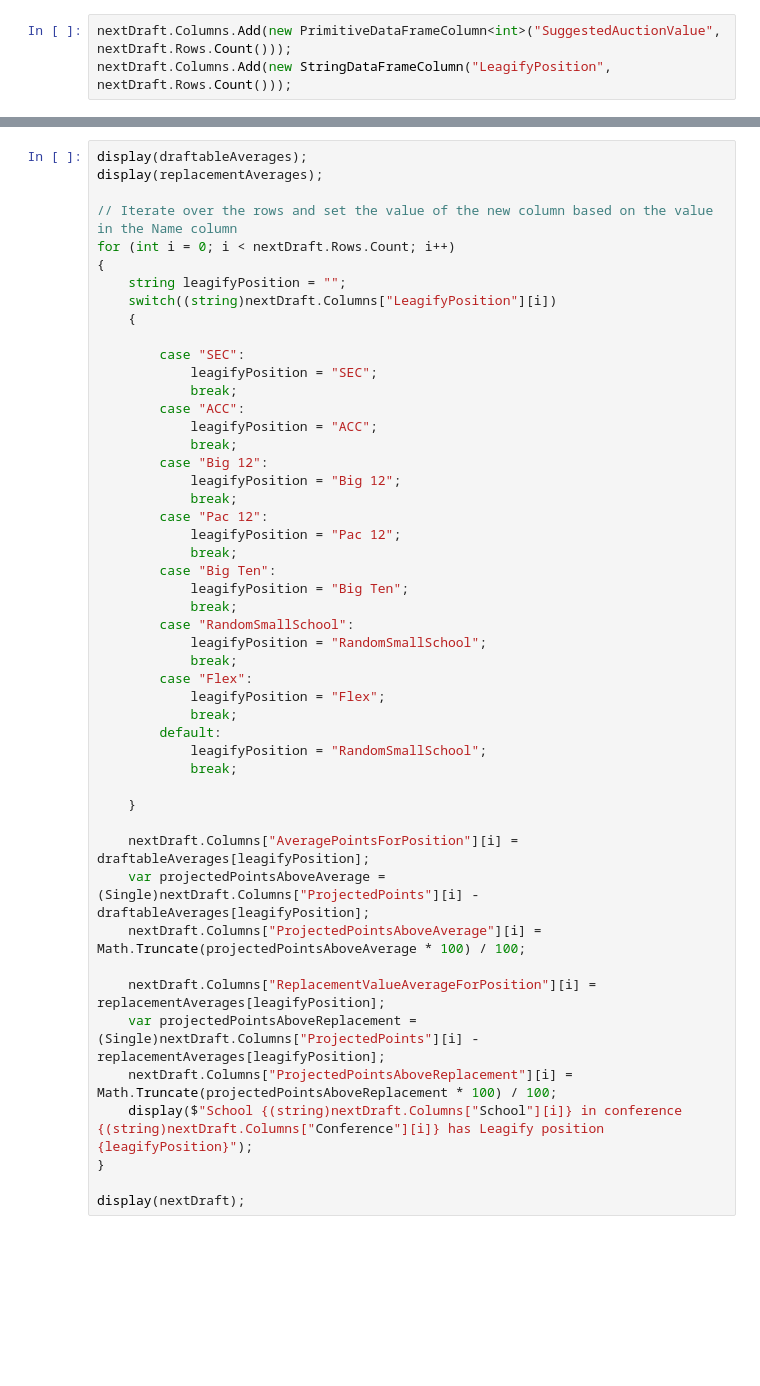
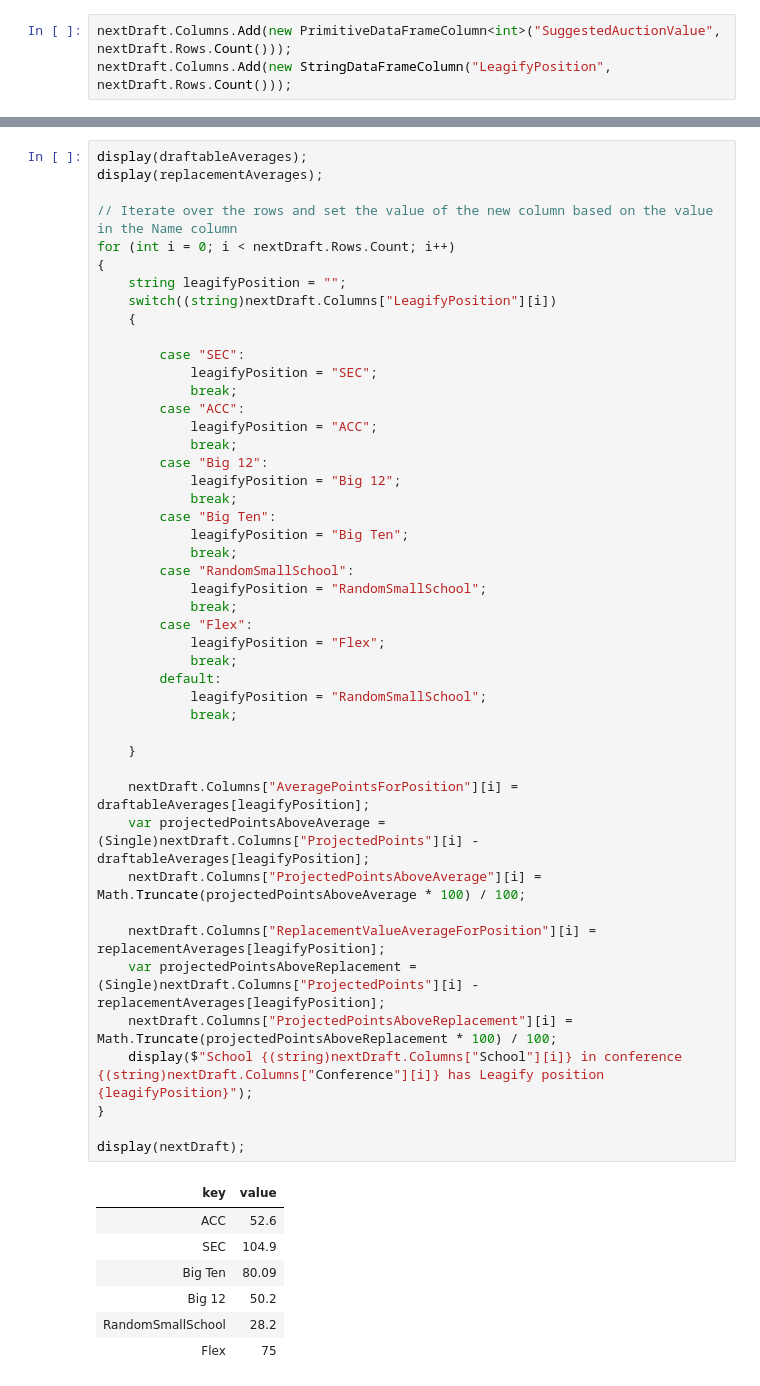
Before and after one commit to zo0o0ot/leagify-auction-preparer, a Jupyter notebook: leagify-draft-auction-valuer.ipynb, the cells around one changed output, grey strips where cells are left out. Cells and saved outputs as stored; diff of their text form; blank space fills up the shorter version.

```diff
--- a/leagify-draft-auction-valuer.ipynb
+++ b/leagify-draft-auction-valuer.ipynb
@@ -146,33 +216,38 @@ for (int i = 0; i < nextDraft.Rows.Count; i++)
             break;
         case "Big 12":
             leagifyPosition = "Big 12";
-            break;
-        case "Pac 12":
-            leagifyPosition = "Pac 12";
             break;
         case "Big Ten":
             leagifyPosition = "Big Ten";
             break;
         case "RandomSmallSchool":
             leagifyPosition = "RandomSmallSchool";
             break;
         case "Flex":
             leagifyPosition = "Flex";
             break;
         default:
             leagifyPosition = "RandomSmallSchool";
             break;
 
     }
 
     nextDraft.Columns["AveragePointsForPosition"][i] = draftableAverages[leagifyPosition];
     var projectedPointsAboveAverage = (Single)nextDraft.Columns["ProjectedPoints"][i] - draftableAverages[leagifyPosition];
     nextDraft.Columns["ProjectedPointsAboveAverage"][i] = Math.Truncate(projectedPointsAboveAverage * 100) / 100;
 
     nextDraft.Columns["ReplacementValueAverageForPosition"][i] = replacementAverages[leagifyPosition];
     var projectedPointsAboveReplacement = (Single)nextDraft.Columns["ProjectedPoints"][i] - replacementAverages[leagifyPosition];
     nextDraft.Columns["ProjectedPointsAboveReplacement"][i] = Math.Truncate(projectedPointsAboveReplacement * 100) / 100;
     display($"School {(string)nextDraft.Columns["School"][i]} in conference {(string)nextDraft.Columns["Conference"][i]} has Leagify position {leagifyPosition}");
 }
 
 display(nextDraft);
+# %% [output]
+| key | value |
+| ACC | 52.6 |
+| SEC | 104.9 |
+| Big Ten | 80.09 |
+| Big 12 | 50.2 |
+| RandomSmallSchool | 28.2 |
+| Flex | 75 |
```
Also changed, not shown: parts of 7 cells of this notebook, 2 other files.
